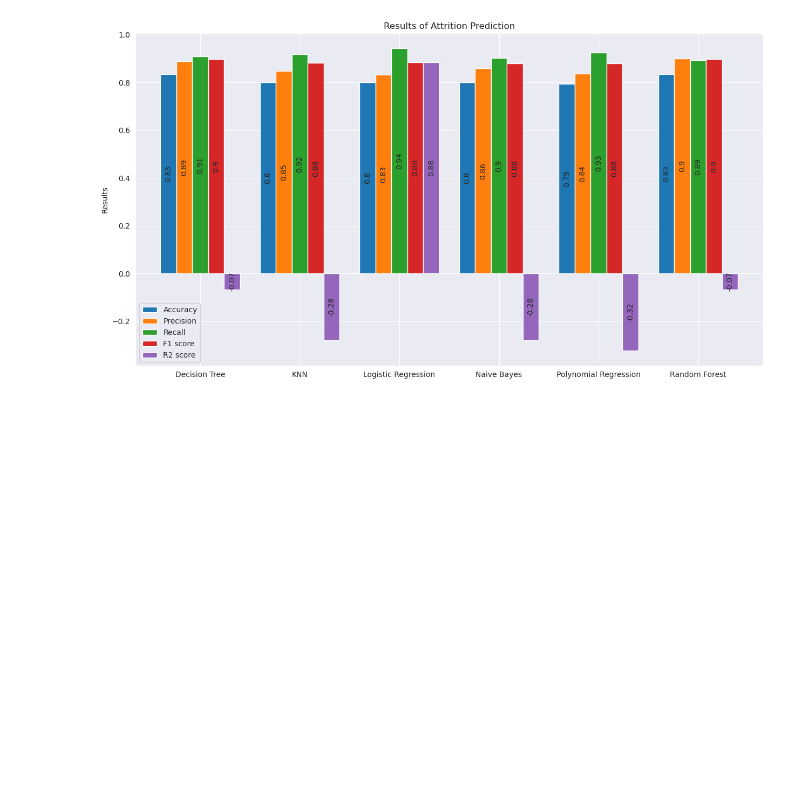
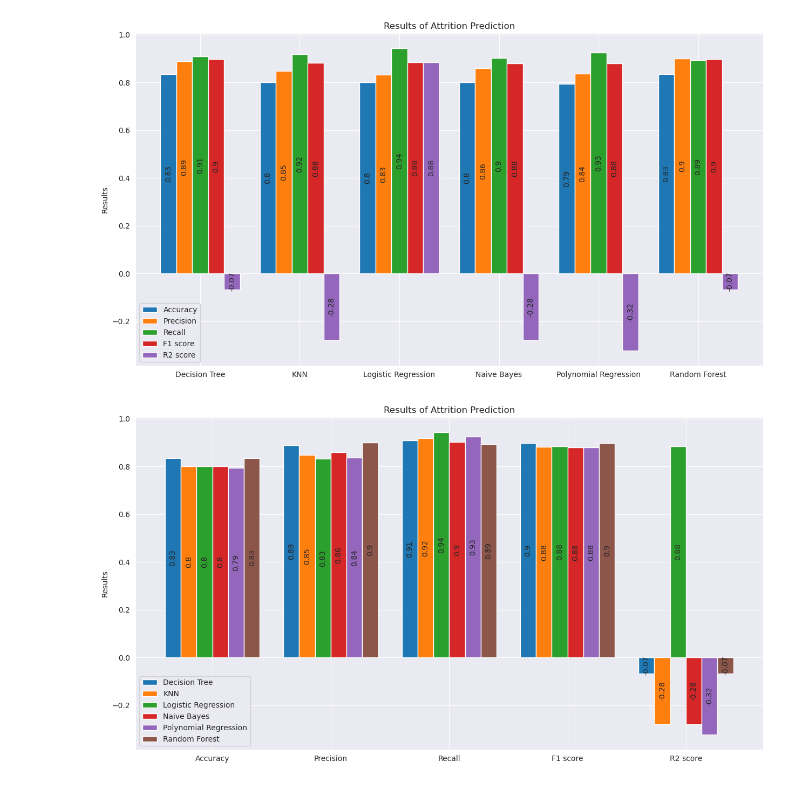
Before and after one commit to pcperera/attrition, a Jupyter notebook: 07 - final-descriptive-feature-engineering-combined.ipynb, the cells around one changed output. Cells and saved outputs as stored; diff of their text form; code cells hidden in the pictures; blank space fills up the shorter version.

```diff
--- a/07 - final-descriptive-feature-engineering-combined.ipynb
+++ b/07 - final-descriptive-feature-engineering-combined.ipynb
@@ -557,3 +554,31 @@ for i in ax.containers:
 plt.show()
 # %% [output]
 [figure]
+# %%
+model_evaluation_metrics = pd.DataFrame({
+    "Decision Tree": [dt_accuracy, dt_precision, dt_recall, dt_f1, dt_r2],
+    "KNN": [knn_accuracy, knn_precision, knn_recall, knn_f1, knn_r2],
+    "Logistic Regression": [lr_accuracy, lr_precision, lr_recall, lr_f1, lr_r2],
+    "Naive Bayes": [nb_accuracy, nb_precision, nb_recall, nb_f1, nb_r2],
+    "Polynomial Regression": [pr_accuracy, pr_precision, pr_recall, pr_f1, pr_r2],
+    "Random Forest": [rf_accuracy, rf_precision, rf_recall, rf_f1, rf_r2]
+},
+    index=["Accuracy", "Precision", "Recall", "F1 score", "R2 score"]
+)
+
+# Create the bar chart
+ax = model_evaluation_metrics.plot(kind="bar", figsize=(15, 8), width=0.8)
+
+# Set the chart title and labels
+ax.set_title("Results of Attrition Prediction")
+ax.set_ylabel("Results")
+ax.set_xticklabels(model_evaluation_metrics.index, rotation=0)
+
+# Add the value of y in the middle of each bar
+for i in ax.containers:
+    ax.bar_label(i, label_type="center", labels=[round(j.get_height(),2) for j in i], rotation=90)
+
+# Show the plot
+plt.show()
+# %% [output]
+[figure, added]
```
Also changed, not shown: parts of 1 cell of this notebook, 2 other files.
